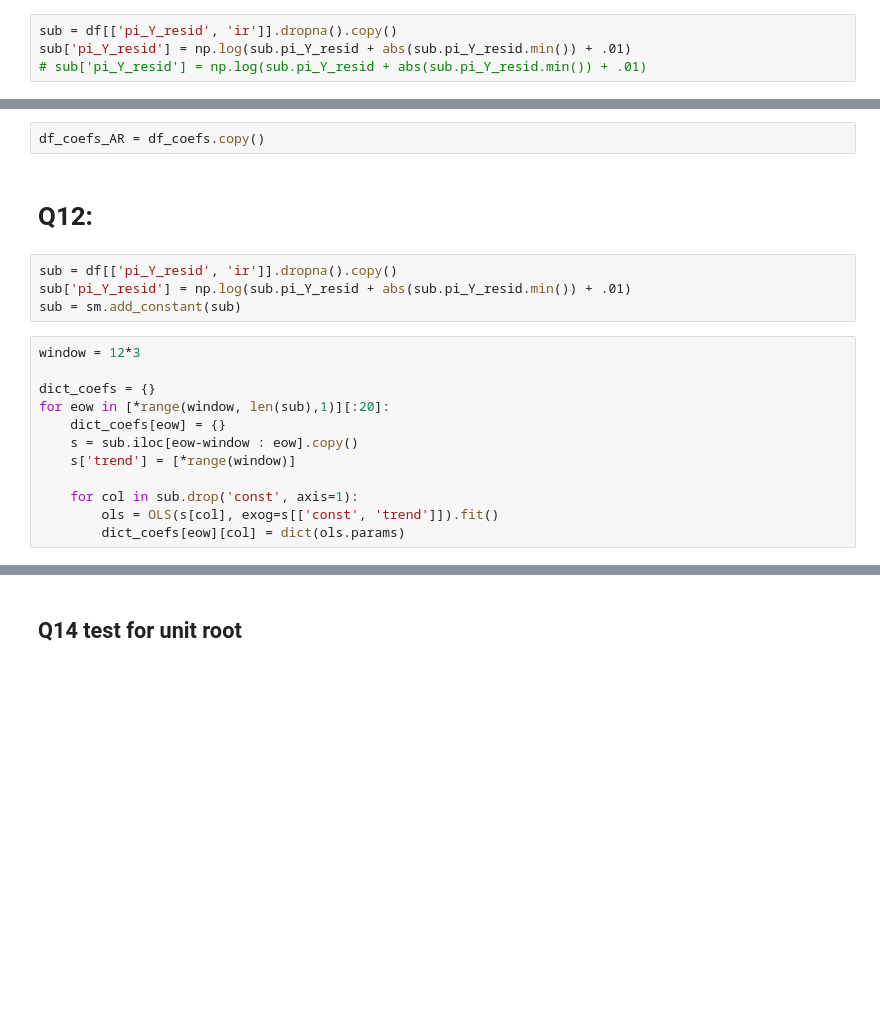
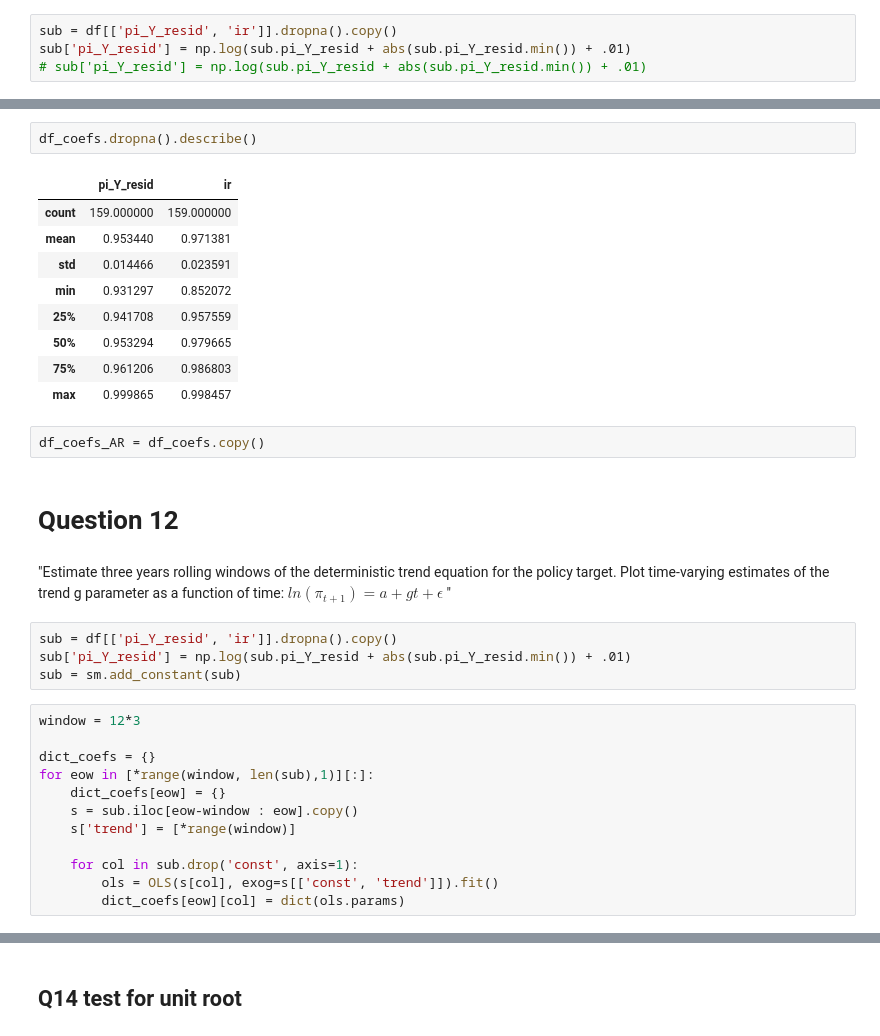
Before and after one commit to joelt101/Taylor-Rule-Project-Macro, a Jupyter notebook: macro2.ipynb, the cells around one changed output, grey strips where cells are left out. Drawn from its saved outputs; the diff is of its cells as text; blank space fills up the shorter version.

```diff
--- a/macro2.ipynb
+++ b/macro2.ipynb
@@ -1078,7 +1092,24 @@ plt.legend()
+# %%
+df_coefs.dropna().describe()
+# %% [output]
+|  | pi_Y_resid | ir |
+| count | 159.000000 | 159.000000 |
+| mean | 0.953440 | 0.971381 |
+| std | 0.014466 | 0.023591 |
+| min | 0.931297 | 0.852072 |
+| 25% | 0.941708 | 0.957559 |
+| 50% | 0.953294 | 0.979665 |
+| 75% | 0.961206 | 0.986803 |
+| max | 0.999865 | 0.998457 |
 # %%
 df_coefs_AR = df_coefs.copy()
 # %% [markdown]
-# Q12:
+# Question 12
+# %% [markdown]
+"Estimate three years rolling windows of the deterministic trend equation for the policy target. Plot time-varying estimates of the trend g parameter as a function of time:
+$
+ln(\pi_{t+1}) = a + gt + \epsilon
+$      "
 # %%
 sub = df[['pi_Y_resid', 'ir']].dropna().copy()
 sub['pi_Y_resid'] = np.log(sub.pi_Y_resid + abs(sub.pi_Y_resid.min()) + .01)
@@ -1087,7 +1118,7 @@ sub = sm.add_constant(sub)
 window = 12*3
 
 dict_coefs = {}
-for eow in [*range(window, len(sub),1)][:20]:
+for eow in [*range(window, len(sub),1)][:]:
     dict_coefs[eow] = {}
     s = sub.iloc[eow-window : eow].copy()
     s['trend'] = [*range(window)]
```
Also changed, not shown: parts of 14 cells of this notebook.
